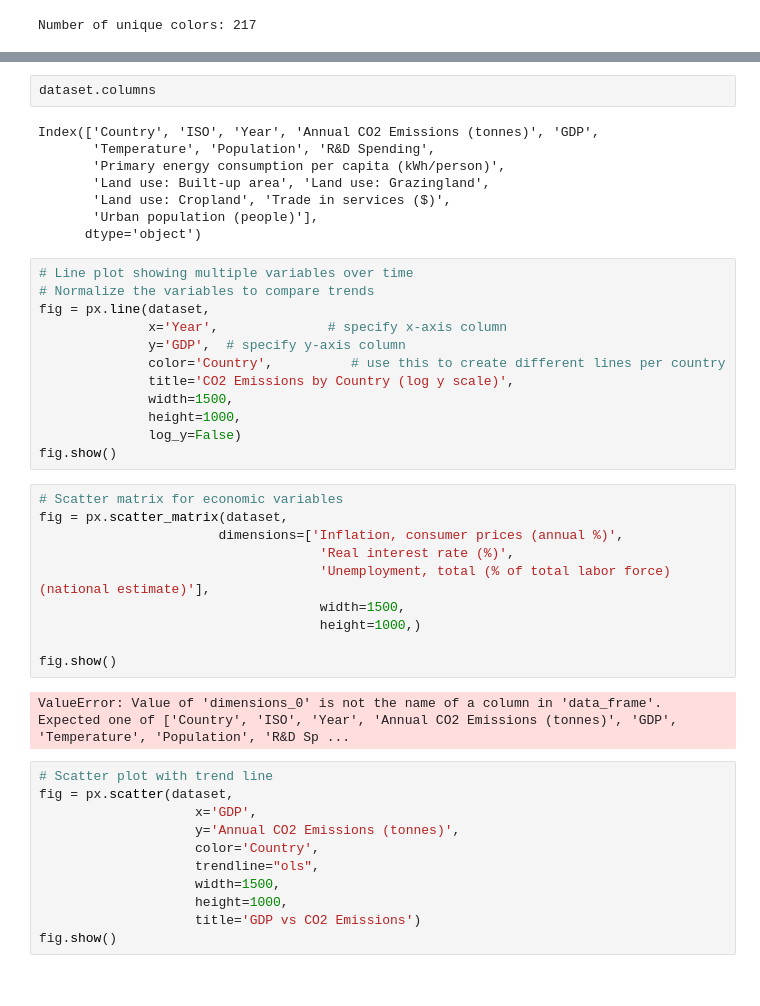
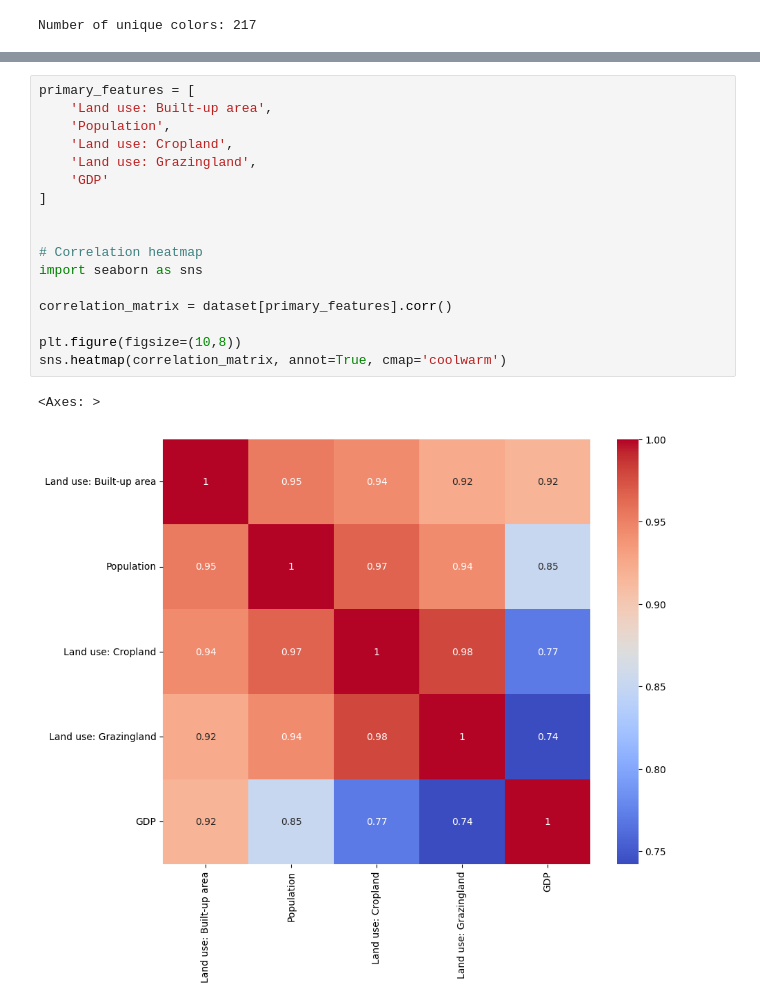
Before and after one commit to footparth/CO2_emissions_tracker, a Jupyter notebook: main.ipynb, the cells around one changed output, grey strips where cells are left out. Cells and saved outputs as stored; diff of their text form.

```diff
--- a/main.ipynb
+++ b/main.ipynb
@@ -354,45 +354,20 @@ sns.heatmap(correlation_matrix, annot=True, cmap='coolwarm')
-# %%
-dataset.columns
-# %% [output]
-Index(['Country', 'ISO', 'Year', 'Annual CO2 Emissions (tonnes)', 'GDP',
-       'Temperature', 'Population', 'R&D Spending',
-       'Primary energy consumption per capita (kWh/person)',
-       'Land use: Built-up area', 'Land use: Grazingland',
-       'Land use: Cropland', 'Trade in services ($)',
-       'Urban population (people)'],
-      dtype='object')
-# %%
-# Line plot showing multiple variables over time
-# Normalize the variables to compare trends
-fig = px.line(dataset,
-              x='Year',              # specify x-axis column
-              y='GDP',  # specify y-axis column
-              color='Country',          # use this to create different lines per country
-              title='CO2 Emissions by Country (log y scale)',
-              width=1500,
-              height=1000,
-              log_y=False)
-fig.show()
-# %%
-# Scatter matrix for economic variables
-fig = px.scatter_matrix(dataset,
-                       dimensions=['Inflation, consumer prices (annual %)',
-                                    'Real interest rate (%)',
-                                    'Unemployment, total (% of total labor force) (national estimate)'],
-                                    width=1500,
-                                    height=1000,)
-
-fig.show()
-# %% [output]
-ValueError: Value of 'dimensions_0' is not the name of a column in 'data_frame'. Expected one of ['Country', 'ISO', 'Year', 'Annual CO2 Emissions (tonnes)', 'GDP', 'Temperature', 'Population', 'R&D Sp ...
-# %%
-# Scatter plot with trend line
-fig = px.scatter(dataset,
-                    x='GDP',
-                    y='Annual CO2 Emissions (tonnes)',
-                    color='Country',
-                    trendline="ols",
-                    width=1500,
-                    height=1000,
-                    title='GDP vs CO2 Emissions')
-fig.show()
+# %%
+primary_features = [
+    'Land use: Built-up area',
+    'Population',
+    'Land use: Cropland',
+    'Land use: Grazingland',
+    'GDP'
+]
+
+
+# Correlation heatmap
+import seaborn as sns
+
+correlation_matrix = dataset[primary_features].corr()
+
+plt.figure(figsize=(10,8))
+sns.heatmap(correlation_matrix, annot=True, cmap='coolwarm')
+# %% [output]
+<Axes: >
+[figure, added]
```
Also changed, not shown: parts of 17 cells of this notebook, 10 other files.
